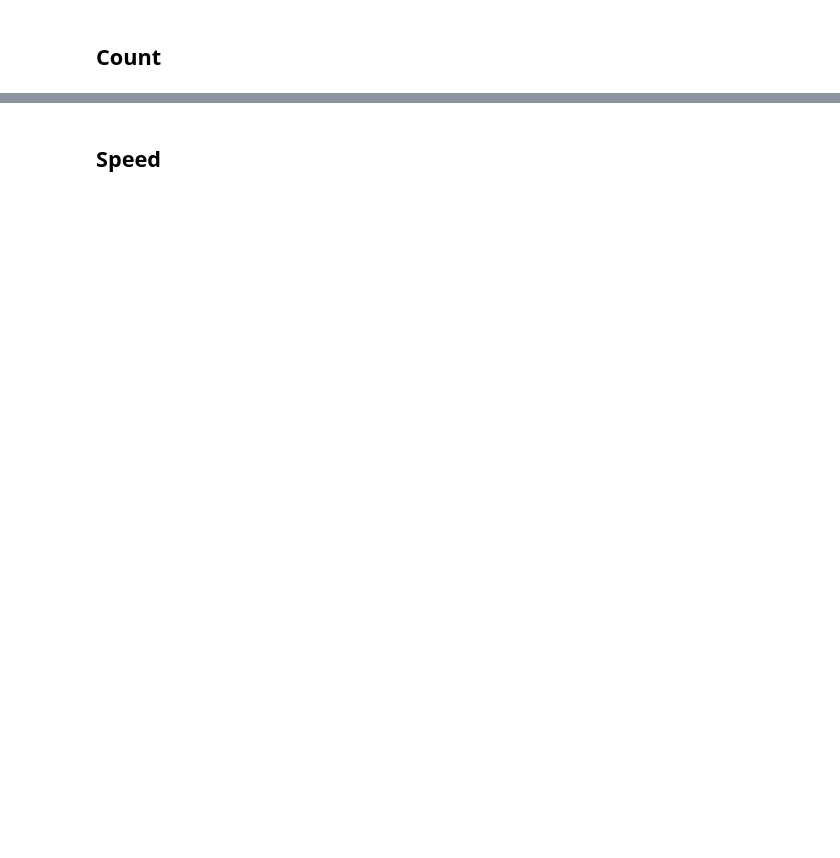
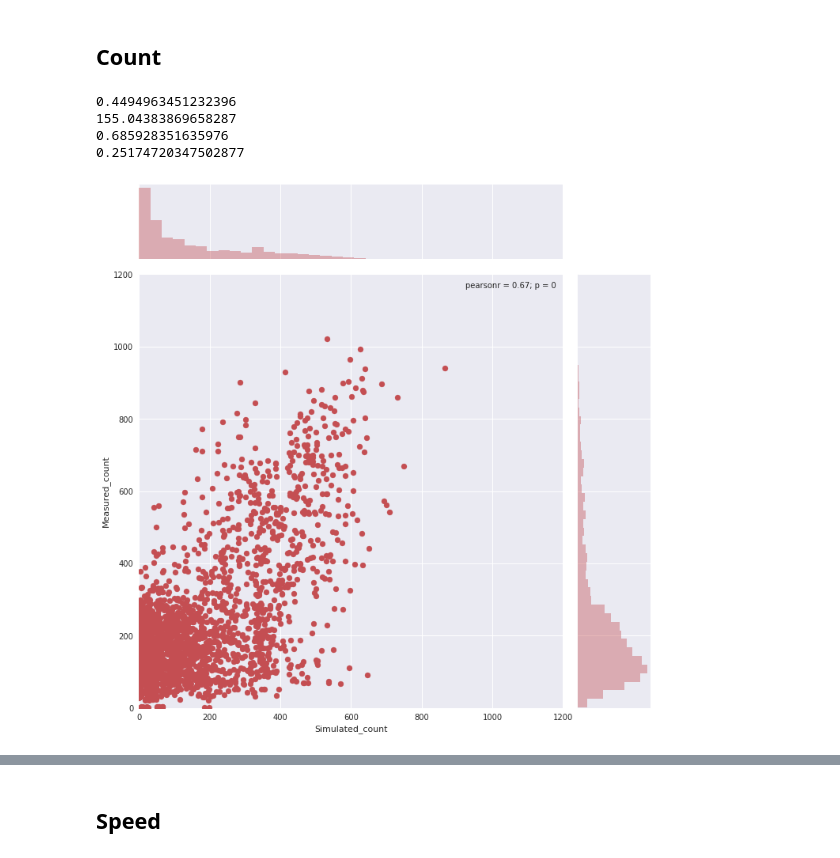
Before and after one commit to AlanPi1992/Car-Truck-Simulation, a Jupyter notebook: src/MckeesRocks Experiments.ipynb, the cells around one changed output, grey strips where cells are left out. Saved outputs shown, nothing was run; the diff lists cells and outputs as text; code cells hidden in the pictures; blank space fills up the shorter version.

```diff
--- a/src/MckeesRocks Experiments.ipynb
+++ b/src/MckeesRocks Experiments.ipynb
@@ -103,0 +173,50 @@ mcdta.get_link_truck_count(start_intervals, end_intervals)
+# %%
+def rsquared(x, y):
+    slope, intercept, r_value, p_value, std_err = stats.linregress(x, y)
+    return r_value**2
+
+def rmse(predictions, targets):
+    return np.sqrt(((predictions - targets) ** 2).mean())
+
+def rmsn(predictions, targets):
+    return np.sqrt(np.sum((predictions - targets) ** 2) * len(predictions)) / np.sum(targets)
+
+def r2(predictions, targets):
+    y_bar = np.mean(targets)
+    # diff = np.minimum(np.abs(predictions - targets), targets)
+    diff = predictions - targets
+    ss_e = np.sum(diff ** 2)
+    ss_t = np.sum((targets - np.mean(targets)) ** 2)
+    return 1 - ss_e / ss_t
+
+def r2_score(sim, measured):
+    return r2_score(measured, sim)
+# %%
+sys.setrecursionlimit(3000)
+start_intervals = np.array([i * 180 for i in range(24)])
+end_intervals = np.array([i * 180 + 179 for i in range(24)])
+
+car_link_count = mcdta.get_link_car_count(start_intervals, end_intervals)
+
+x = []
+y = []
+for link_ID in list_count_car:
+    if link_ID in link_ID_list:
+        idx = link_ID_list.index(link_ID)
+        x += list(car_link_count[idx, 8:-7])
+        y += list(df_count_car.loc[[link_ID], 10:18].values.flatten())
+
+print(rsquared(np.array(x),np.array(y)))
+print(rmse(np.array(x),np.array(y)))
+print(rmsn(np.array(x),np.array(y)))
+print(r2(np.array(x),np.array(y)))
+# print(r2_score(x,y))
+
+count_reg = pd.DataFrame({'Simulated_count': x, 'Measured_count': y})
+g = sns.jointplot("Simulated_count", "Measured_count", data=count_reg, xlim=(0, 1200), ylim=(0, 1200), color="r", size=10)
+# %% [output]
+0.4494963451232396
+155.04383869658287
+0.685928351635976
+0.25174720347502877
+[figure, added]
```
Also changed, not shown: parts of 27 cells of this notebook, 9 other files.
